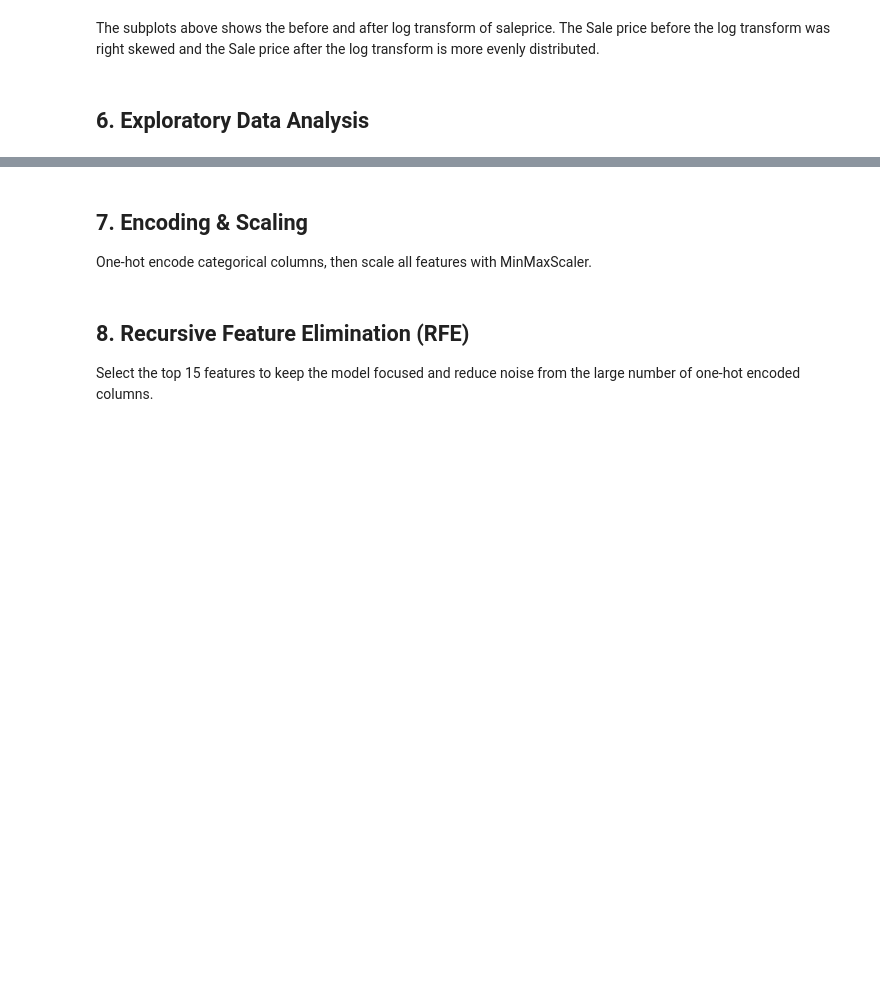
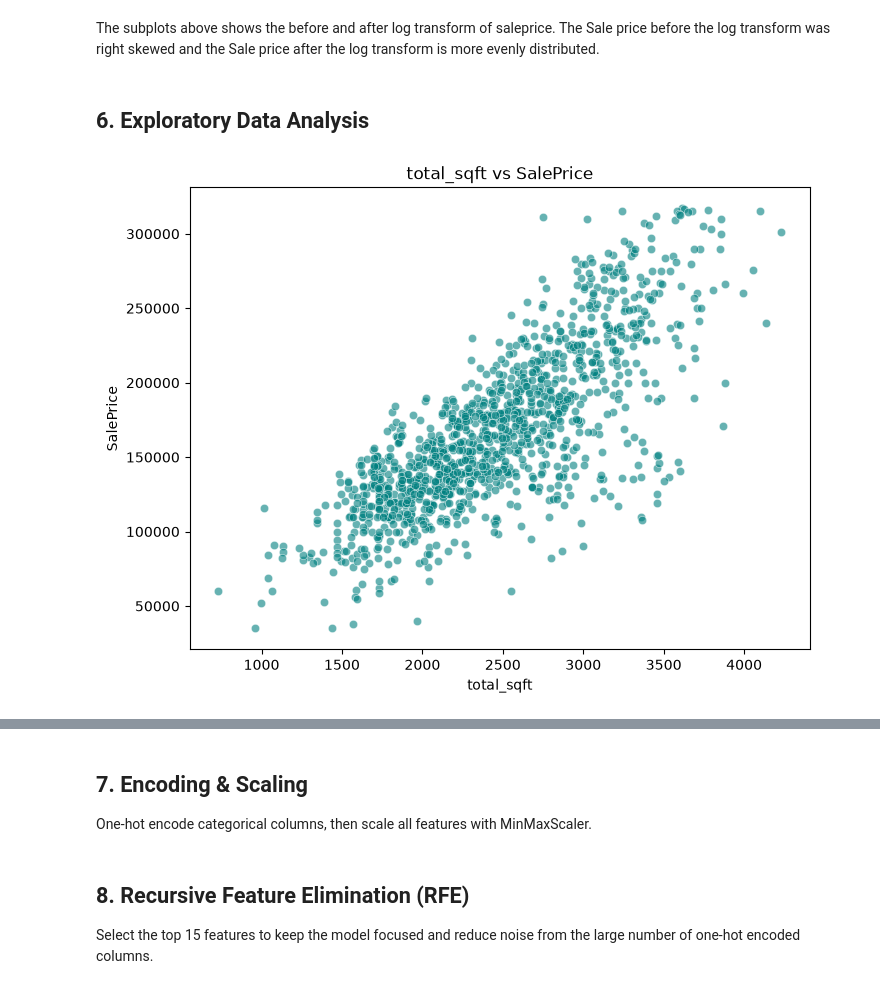
Before and after one commit to Alegbeleye-Ayomide/House-price-prediction, a Jupyter notebook: house_price_prediction.ipynb, the cells around one changed output, grey strips where cells are left out. Saved outputs shown, nothing was run; the diff lists cells and outputs as text; code cells hidden in the pictures; blank space fills up the shorter version.

Commit message:
i added new plots in eda section

```diff
--- a/house_price_prediction.ipynb
+++ b/house_price_prediction.ipynb
@@ -291,3 +286,10 @@ plt.show()
 The subplots above shows the before and after log transform of saleprice. The Sale price before the log transform was right skewed and the Sale price after the log transform is more evenly distributed.
 # %% [markdown]
 ## 6. Exploratory Data Analysis
+# %%
+plt.figure(figsize=(8, 6))
+sns.scatterplot(x='total_sqft', y='SalePrice', data=home, alpha=0.6, color='teal')
+plt.title('total_sqft vs SalePrice')
+plt.show()
+# %% [output]
+[figure, added]
```
Also changed, not shown: parts of 8 cells of this notebook.
